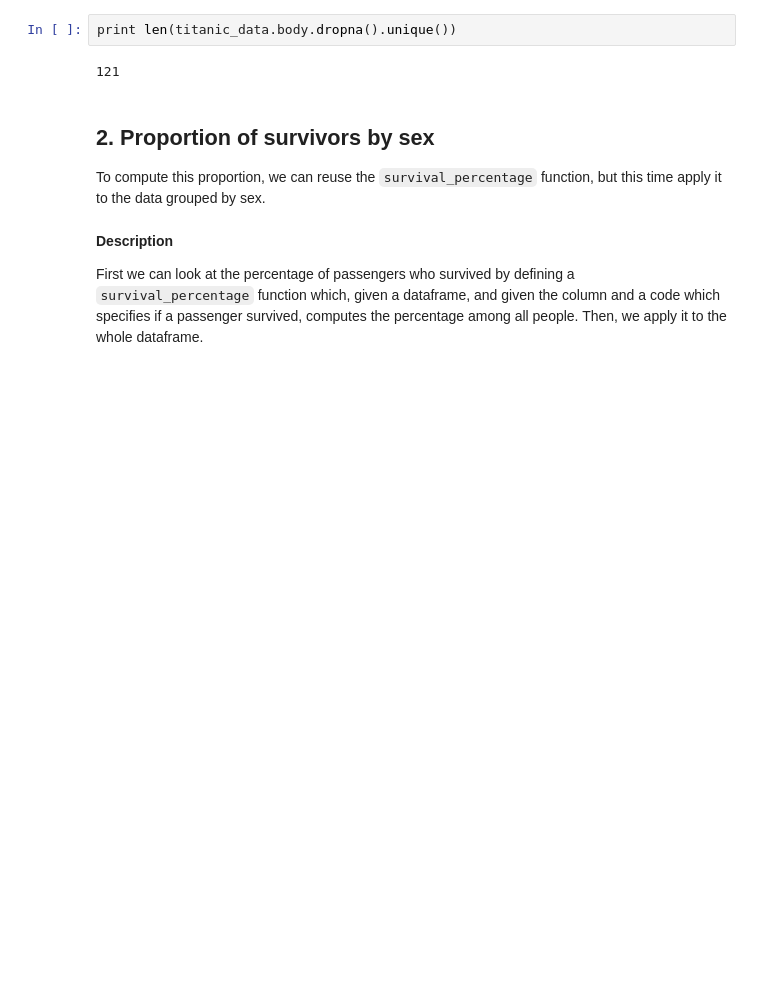
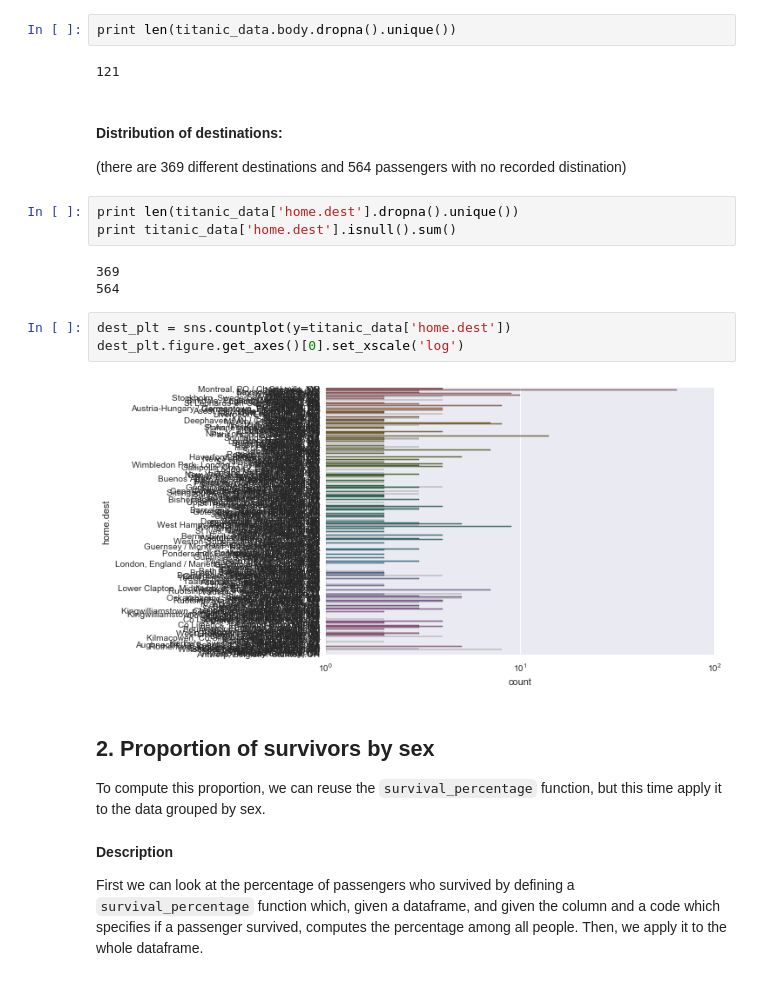
Before and after one commit to mfmotta/tatoule, a Jupyter notebook: 01 - Pandas and Data Wrangling/Data Wrangling with Pandas.ipynb, the cells around one changed output. Saved outputs shown, nothing was run; the diff lists cells and outputs as text; blank space fills up the shorter version.

Commit message:
stats on destinations city

```diff
--- a/01 - Pandas and Data Wrangling/Data Wrangling with Pandas.ipynb
+++ b/01 - Pandas and Data Wrangling/Data Wrangling with Pandas.ipynb
@@ -835,6 +835,20 @@ len(titanic_data.boat.dropna().unique())
 print len(titanic_data.body.dropna().unique())
 # %% [output]
 121
+# %% [markdown]
+#### Distribution of destinations:
+(there are 369 different destinations and 564 passengers with no recorded distination)
+# %%
+print len(titanic_data['home.dest'].dropna().unique())
+print titanic_data['home.dest'].isnull().sum()
+# %% [output]
+369
+564
+# %%
+dest_plt = sns.countplot(y=titanic_data['home.dest'])
+dest_plt.figure.get_axes()[0].set_xscale('log')
+# %% [output]
+[figure, added]
 # %% [markdown]
 ## 2. Proportion of survivors by sex
 
```
